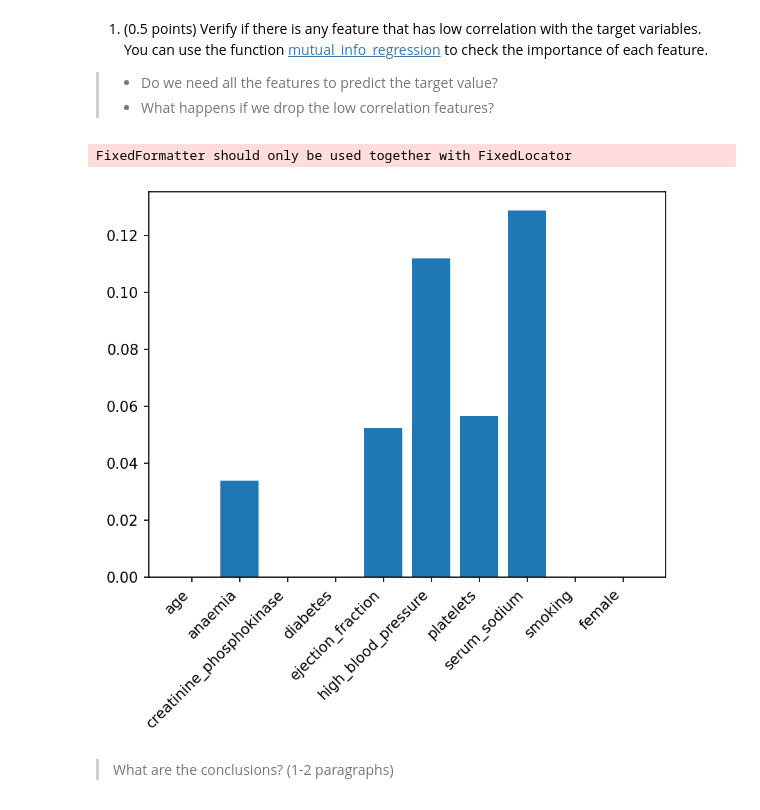
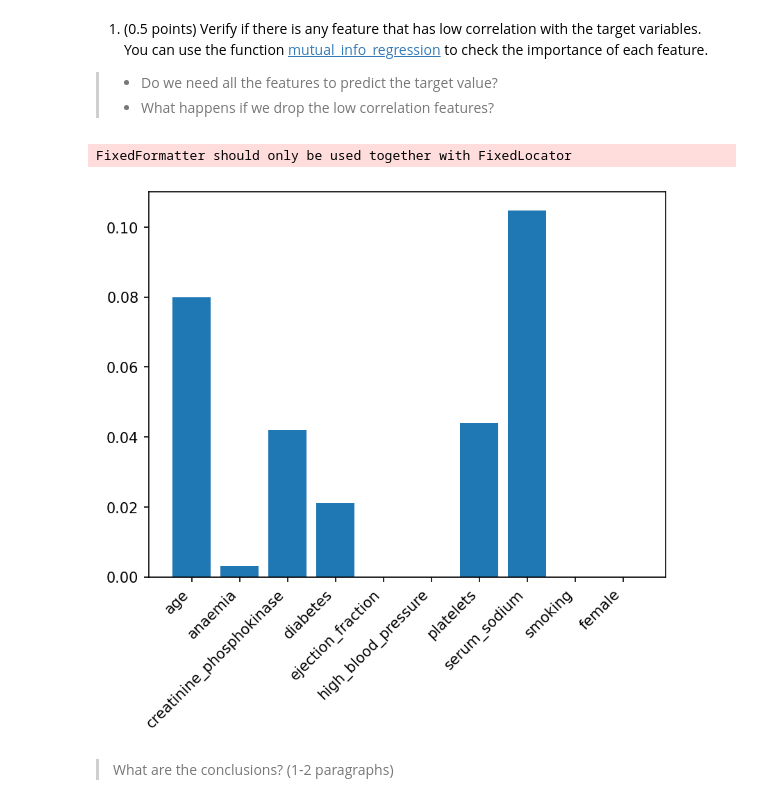
Before and after one commit to DanielGardin/MO444, a Jupyter notebook: T2_Classical_Techniques.ipynb, the cells around one changed output. Saved outputs shown, nothing was run; the diff lists cells and outputs as text; code cells hidden in the pictures.

Commit message:
Discrete features being analysed properly now

```diff
--- a/T2_Classical_Techniques.ipynb
+++ b/T2_Classical_Techniques.ipynb
@@ -289,17 +289,17 @@ if APPLY_ZSCORE:
 # %%
 from sklearn.feature_selection import mutual_info_regression
 
 fig, ax = plt.subplots(dpi=150)
 
-correlation = mutual_info_regression(X_train, y_train , discrete_features=[False]*5 + [True]*5) #por quê (terceiro argumento)?
+correlation = mutual_info_regression(X_train, y_train, discrete_features=~np.isin(X_train.columns, NUM_LABELS_REGRESSION)) #por quê (terceiro argumento)?
 
 ax.bar(X.columns.values, correlation)
 ax.set_xticklabels(X.columns.values, rotation=45, ha='right')
 
 plt.show()
 # %% [output]
 FixedFormatter should only be used together with FixedLocator
-[figure, old version]
+[figure, new version]
 # %%
 correlated_labels = X.columns.values[correlation > CORR_THRESHOLD]
 
```
Also changed, not shown: parts of 14 cells of this notebook.
